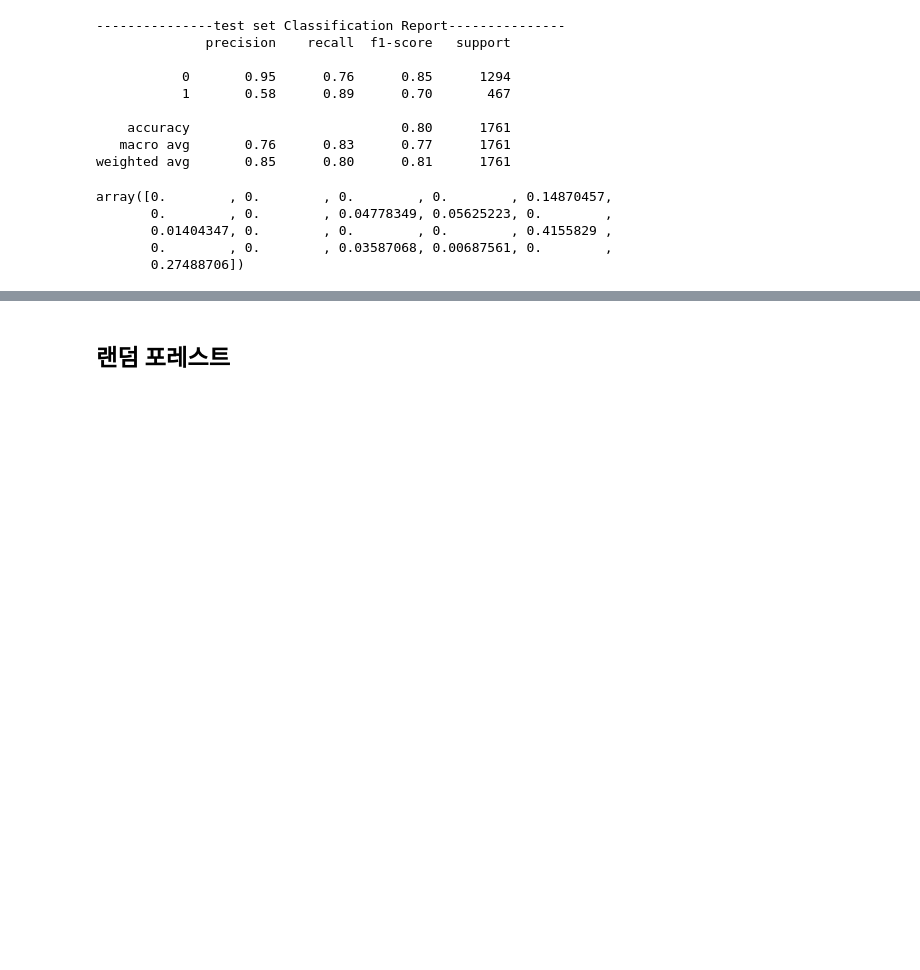
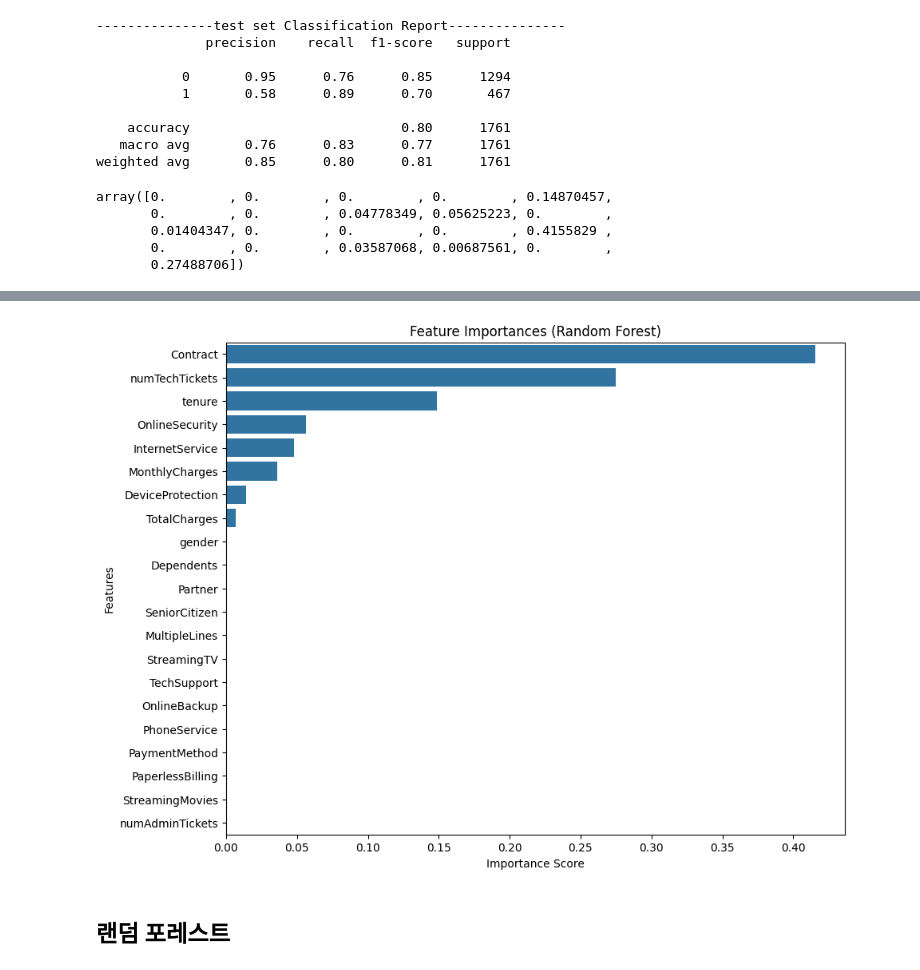
Before and after one commit to SKNETWORKS-FAMILY-AICAMP/SKN21-2nd-4Team, a Jupyter notebook: notebooks/ML_Modeling_Experiment.ipynb, the cells around one changed output, grey strips where cells are left out. Saved outputs shown, nothing was run; the diff lists cells and outputs as text; code cells hidden in the pictures; blank space fills up the shorter version.

```diff
--- a/notebooks/ML_Modeling_Experiment.ipynb
+++ b/notebooks/ML_Modeling_Experiment.ipynb
@@ -120,3 +141,30 @@ array([0.        , 0.        , 0.        , 0.        , 0.14870457,
+# %%
+import matplotlib.pyplot as plt
+import seaborn as sns
+import pandas as pd
+
+# 1. 중요도와 변수명을 묶어서 데이터프레임 만들기
+# (rf_model 대신 사용하신 모델 변수명을 넣으세요. 예: rf, tree 등)
+importances = tree.feature_importances_
+feature_names = X_train.columns
+
+# 보기 좋게 정렬하기 위해 Series로 변환
+ft_series = pd.Series(importances, index=feature_names)
+ft_series = ft_series.sort_values(ascending=False)  # 내림차순 정렬
+
+# 2. 시각화 그리기
+plt.figure(figsize=(10, 8))  # 그림 사이즈 조절 (가로, 세로)
+plt.title("Feature Importances (Random Forest)")
+
+# seaborn을 이용해 가로 막대 그래프 그리기
+sns.barplot(x=ft_series, y=ft_series.index)
+
+# 라벨 달기
+plt.xlabel("Importance Score")
+plt.ylabel("Features")
+plt.show()
+# %% [output]
+[figure, added]
 # %% [markdown]
 ## 랜덤 포레스트
 # %%
```
Also changed, not shown: parts of 1 cell of this notebook.
